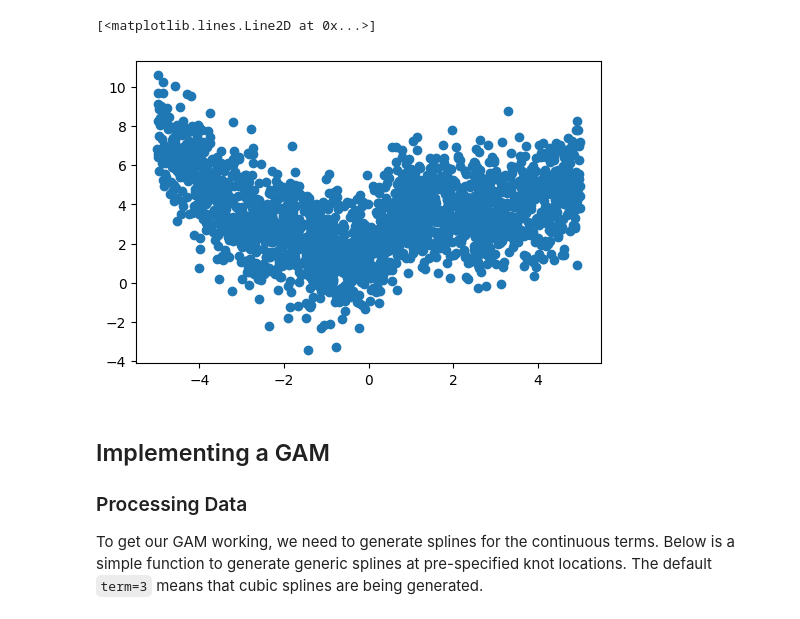
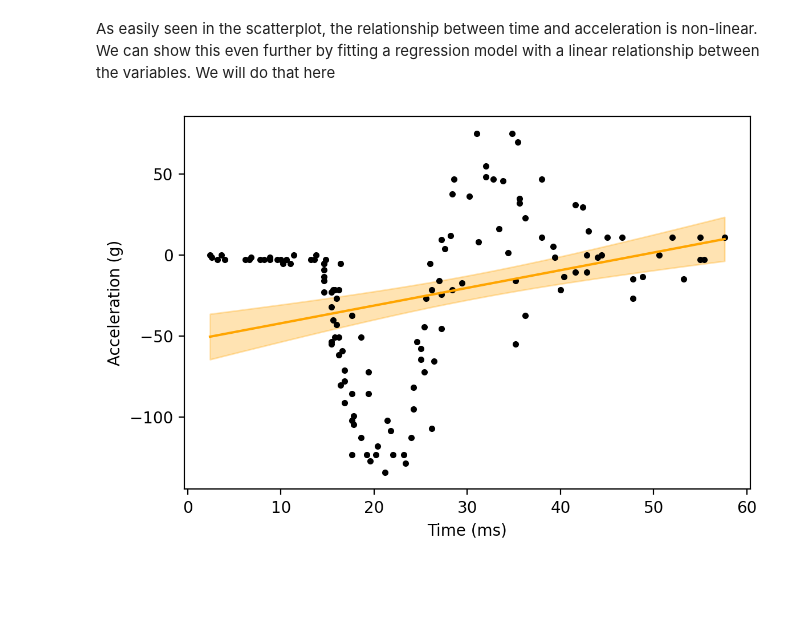
Before and after one commit to pzivich/Delicatessen, a Jupyter notebook: examples/Generalized-Additive-Model.ipynb, the cells around one changed output. Drawn from its saved outputs; the diff is of its cells as text; code cells hidden in the pictures; blank space fills up the shorter version.

```diff
--- a/examples/Generalized-Additive-Model.ipynb
+++ b/examples/Generalized-Additive-Model.ipynb
@@ -49,13 +59,23 @@ Now we will add some random Gaussian noise to $Y$ for our regression models. Wit
-# %%
-d['Y'] = d['Y'] + np.random.normal(scale=1.5, size=n)
-# %%
-plt.plot(d['X'], d['Y'], 'o')
-# %% [output]
-[<matplotlib.lines.Line2D at 0x...>]
-[figure, removed]
 # %% [markdown]
-## Implementing a GAM
-
-### Processing Data
-
-To get our GAM working, we need to generate splines for the continuous terms. Below is a simple function to generate generic splines at pre-specified knot locations. The default `term=3` means that cubic splines are being generated.
+As easily seen in the scatterplot, the relationship between time and acceleration is non-linear. We can show this even further by fitting a regression model with a linear relationship between the variables. We will do that here
+# %%
+def psi(theta):
+    return ee_regression(theta=theta, X=X, y=y, model='linear')
+# %%
+estr = MEstimator(psi, init=[0, 0])
+estr.estimate(solver='lm')
+# %%
+# Predicted values and confidence intervals for plot
+pred_y = regression_predictions(Xp, estr.theta, estr.variance)
+
+# Plot
+plt.plot(d['times'], d['accel'], '.', color='k')
+plt.plot(p['times'], pred_y[:, 0], color='orange')
+plt.fill_between(p['times'],
+                 pred_y[:, 2], pred_y[:, 3],
+                 color='orange', alpha=0.3)
+plt.xlabel("Time (ms)")
+plt.ylabel("Acceleration (g)")
+plt.tight_layout()
+# %% [output]
+[figure, added]
```
Also changed, not shown: parts of 26 cells of this notebook, 3 other files.
